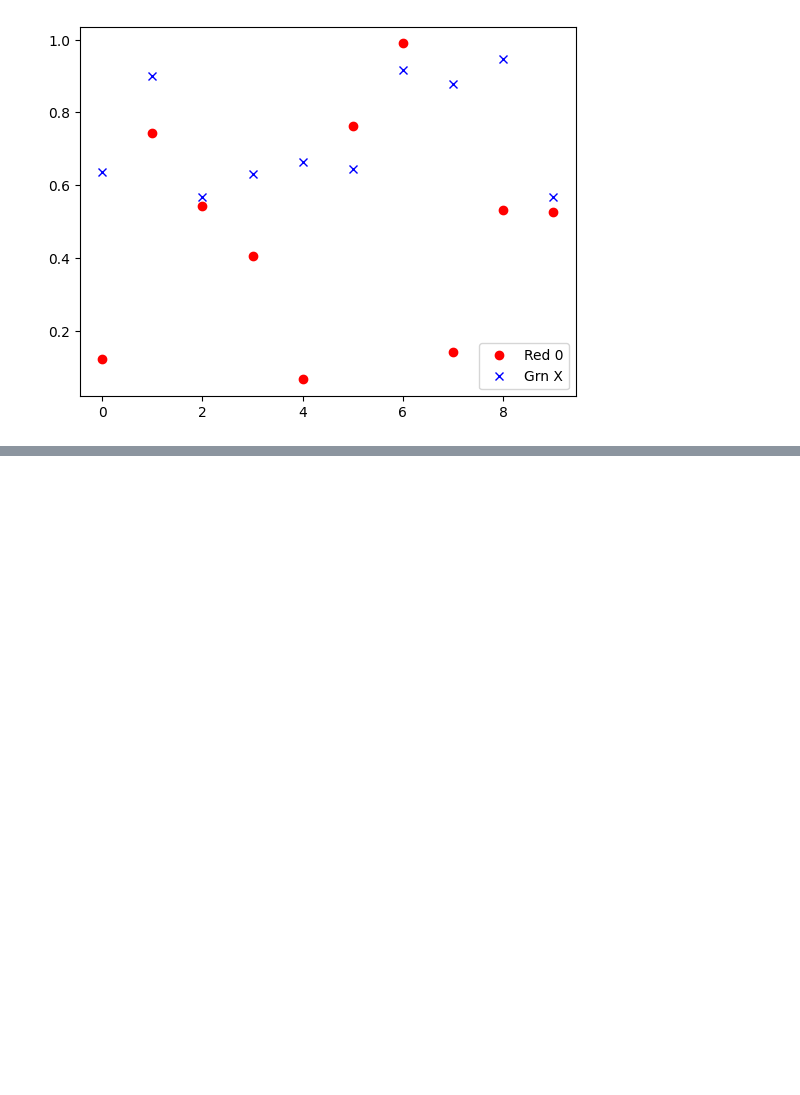
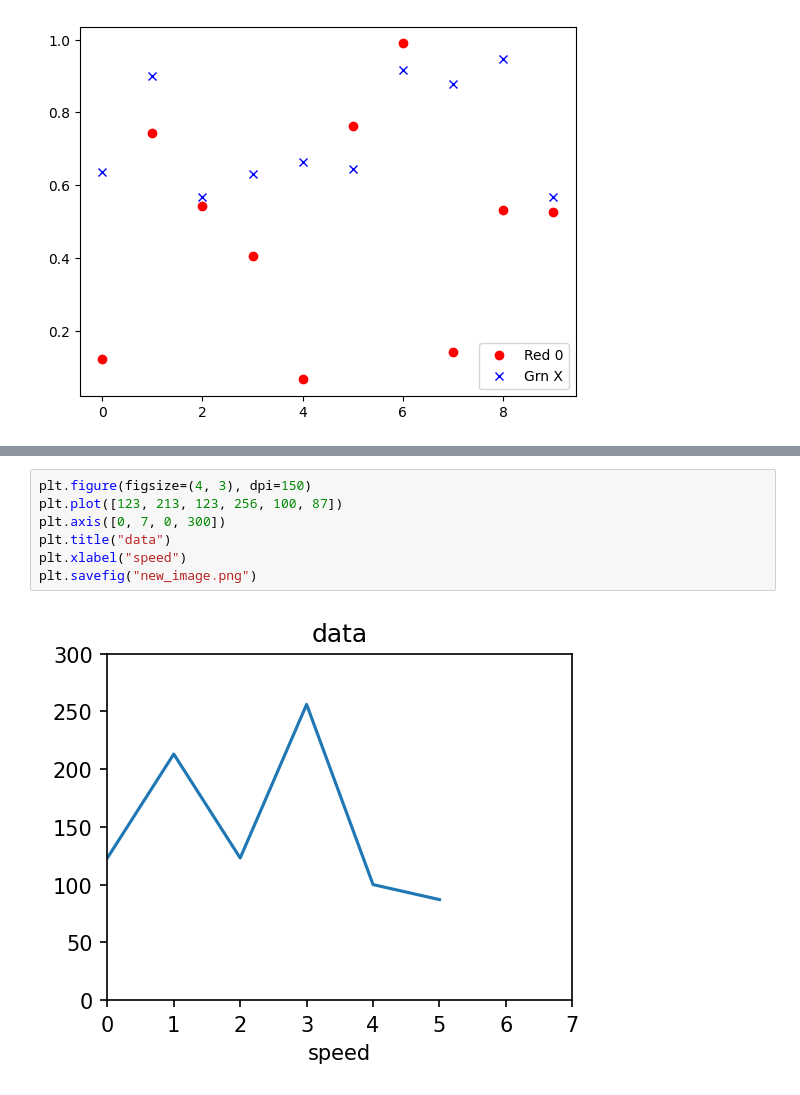
Before and after one commit to MuhammadjonArabov/Data-science, a Jupyter notebook: Vizualization/new.ipynb, the cells around one changed output, grey strips where cells are left out. Drawn from its saved outputs; the diff is of its cells as text; blank space fills up the shorter version.

```diff
--- a/Vizualization/new.ipynb
+++ b/Vizualization/new.ipynb
@@ -77,0 +149,9 @@ plt.show()
+# %%
+plt.figure(figsize=(4, 3), dpi=150)
+plt.plot([123, 213, 123, 256, 100, 87])
+plt.axis([0, 7, 0, 300])
+plt.title("data")
+plt.xlabel("speed")
+plt.savefig("new_image.png")
+# %% [output]
+[figure, added]
```
Also changed, not shown: parts of 4 cells of this notebook, 2 other files.
